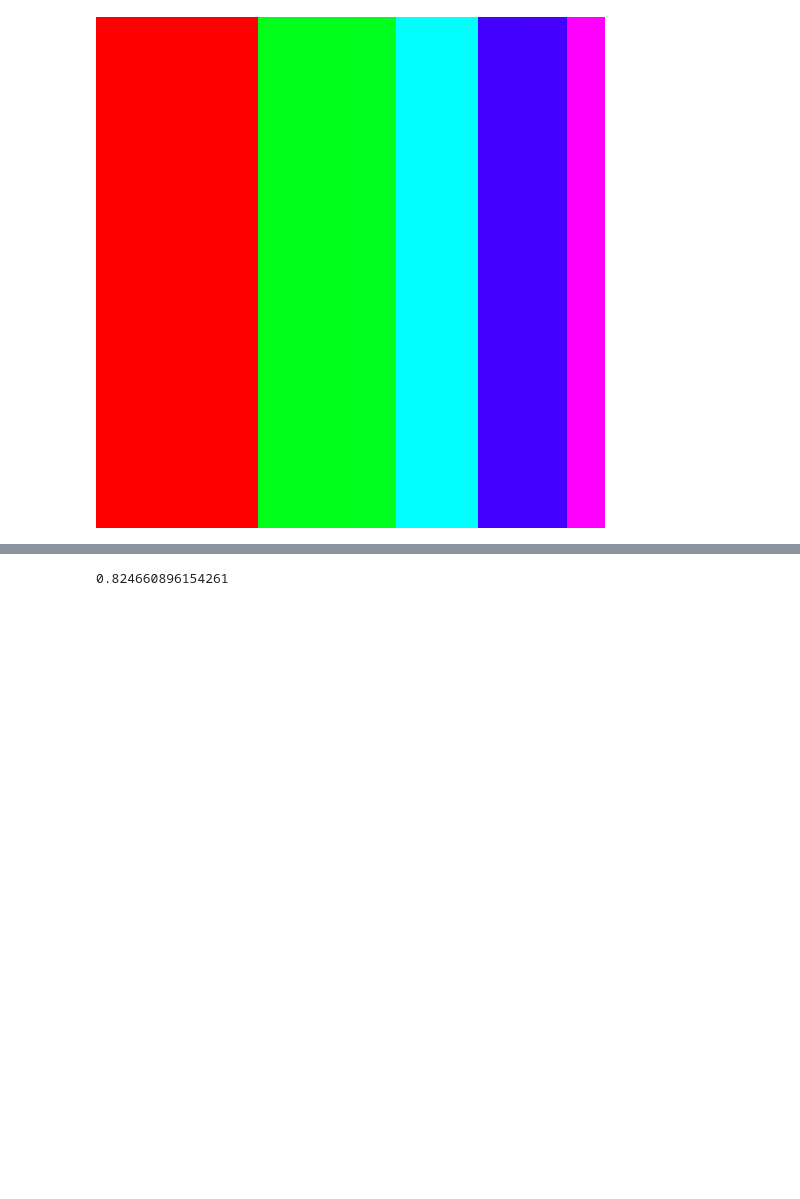
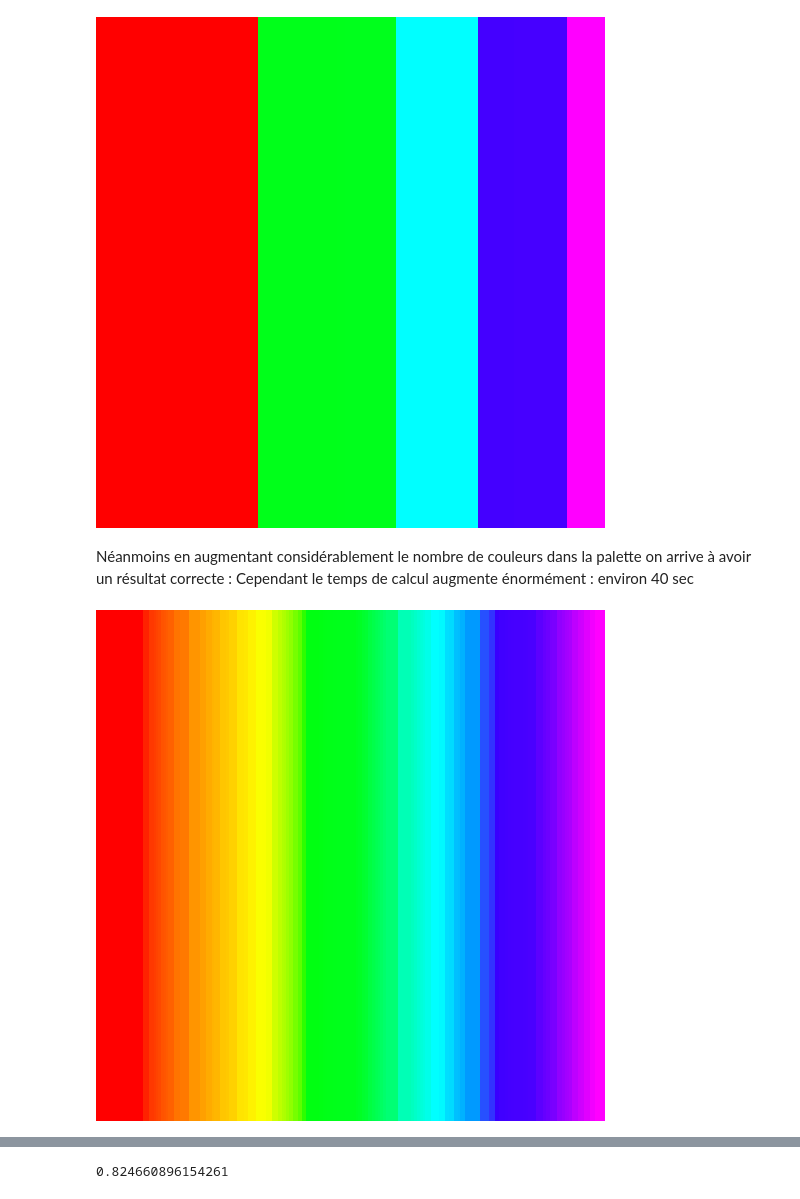
Before and after one commit to MaximeMoreauCerise/INF_TC1_Quantize, a Jupyter notebook: main.ipynb, the cells around one changed output, grey strips where cells are left out. Drawn from its saved outputs; the diff is of its cells as text; code cells hidden in the pictures; blank space fills up the shorter version.

```diff
--- a/main.ipynb
+++ b/main.ipynb
@@ -187,4 +205,10 @@ first_quantize("beatles.jpeg", nb_couleurs_palette)
 first_quantize("rainbow.png", nb_couleurs_palette)
 # %% [output]
 [figure]
+# %% [markdown]
+Néanmoins en augmentant considérablement le nombre de couleurs dans la palette on arrive à avoir un résultat correcte : Cependant le temps de calcul augmente énormément : environ 40 sec
+# %%
+first_quantize("rainbow.png", 100)
+# %% [output]
+[figure, added]
 # %% [markdown]
```
Also changed, not shown: parts of 11 cells of this notebook.
